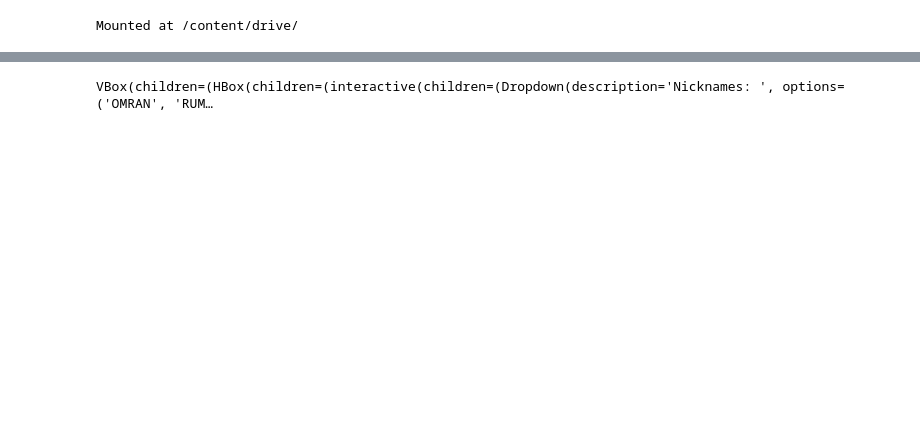
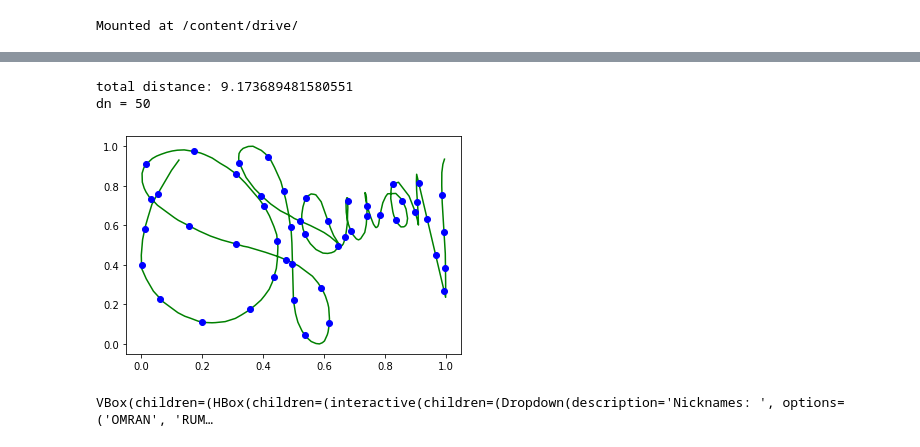
Before and after one commit to team-signpin/signpin, a Jupyter notebook: SignPin[Robin].ipynb, the cells around one changed output, grey strips where cells are left out. Saved outputs shown, nothing was run; the diff lists cells and outputs as text; code cells hidden in the pictures; blank space fills up the shorter version.

Commit message:
Normalization by distance added

```diff
--- a/SignPin[Robin].ipynb
+++ b/SignPin[Robin].ipynb
@@ -220,0 +205,18 @@ def scaleDown(p1, p2):
+# %%
+import math
+def distance(p1, p2):
+  return math.sqrt( ((p1[0]-p2[0])**2)+((p1[1]-p2[1])**2) )
+
+def cumulativeDistance(data):
+  data = np.pad(data, ((0, 0), (0, 1)), mode='constant', constant_values=0)
+  c_data = data
+  sum = 0
+  for i in range(0, len(data) -1):
+    c_data[i][4] = sum
+    next_point = [c_data[i+1][0], c_data[i+1][1]]
+    current_point = [c_data[i][0], c_data[i][1]]
+    sum += distance(current_point, next_point)
+  return c_data
+
+c_data = cumulativeDistance(data)
+c_data
@@ -221,3 +234,42 @@ def scaleDown(p1, p2):
+# %%
+def normalizeByDistance(data, n):
+  c_data = cumulativeDistance(data)
+  total_distance = c_data[-2][4]
+  print(f'total distance: {total_distance}')
+  return np.array([ midDistance(c_data, (total_distance/n) * x) for x in range(1,n)])
+
+def midDistance(data, n):
+  dis = data[:, 4]
+  given_di = n
+  end_point = np.searchsorted(dis, given_di)
+  end_point_vdi = data[end_point, 4]
+  start_point_vdi = data[end_point - 1, 4]
+  start_d_point = data[end_point-1];
+  end_d_point = data[end_point]
+  div = (given_di - start_point_vdi) / (end_point_vdi - start_point_vdi)
+
+  new_point_x = (end_d_point[0] - start_d_point[0])*div + start_d_point[0]
+  new_point_y = (end_d_point[1] - start_d_point[1])*div + start_d_point[1]
+
+  new_point = [new_point_x, new_point_y, start_d_point[2], start_d_point[3], given_di]
+  new_point = [round(x, 5) for x in new_point]
+  return new_point
+
+
+data, ratio = oldDataArray('OMRAN', 0)
+# c_data = cumulativeDistance(data)
+# n_point, start, end = midDistance(c_data, 1.95)
+dn = 50
+n_point = normalizeByDistance(data, dn)
+plt.plot(data[:,0], data[:,1], 'g-')
+plt.plot(n_point[:, 0], n_point[:, 1], 'bo')
+# plt.plot(start[0], start[1], 'rx')
+# plt.plot(end[0], end[1], 'rx')
+print(f"dn = {dn}")
+# %% [output]
+total distance: 9.173689481580551
+dn = 50
+[figure, added]
 # %%
 nicknameSelector = widgets.Dropdown(
     options=tuple(byNickname.keys()),
```
Also changed, not shown: parts of 9 cells of this notebook.
